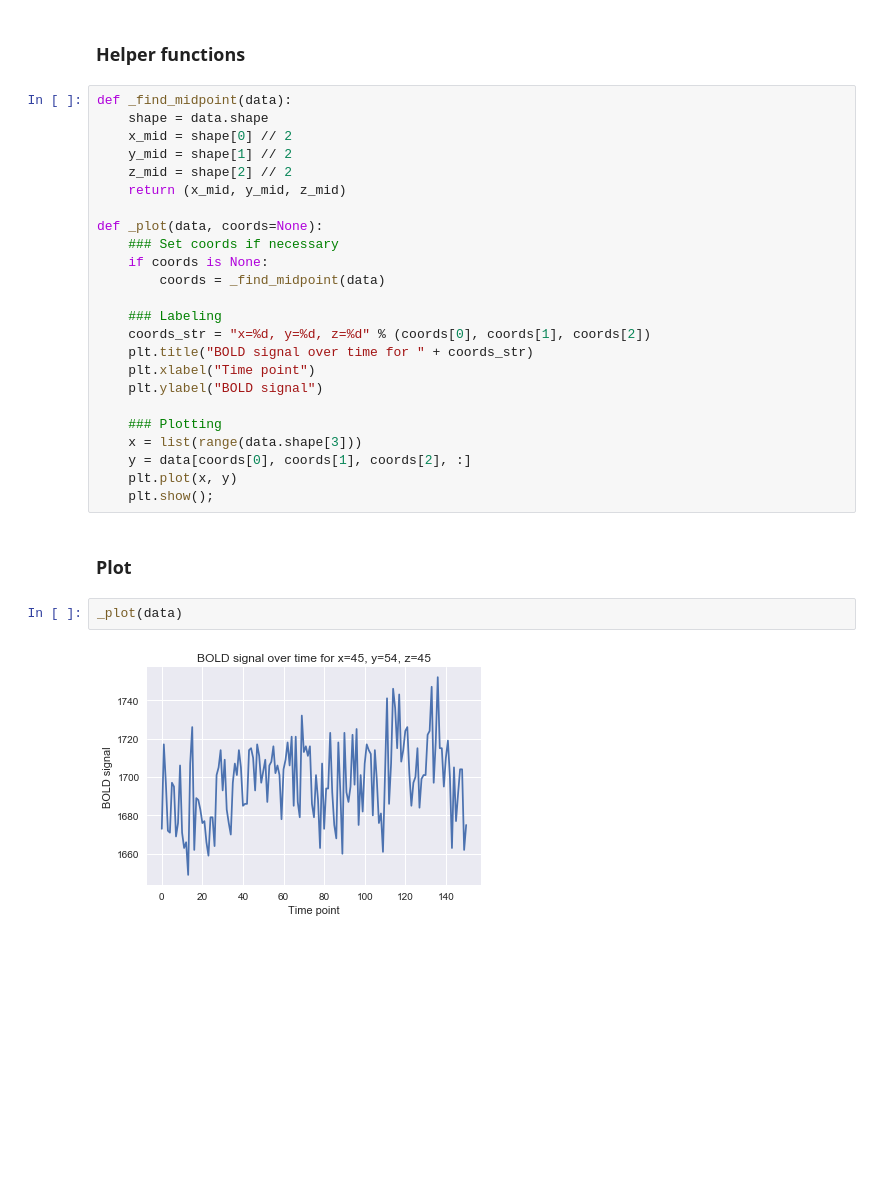
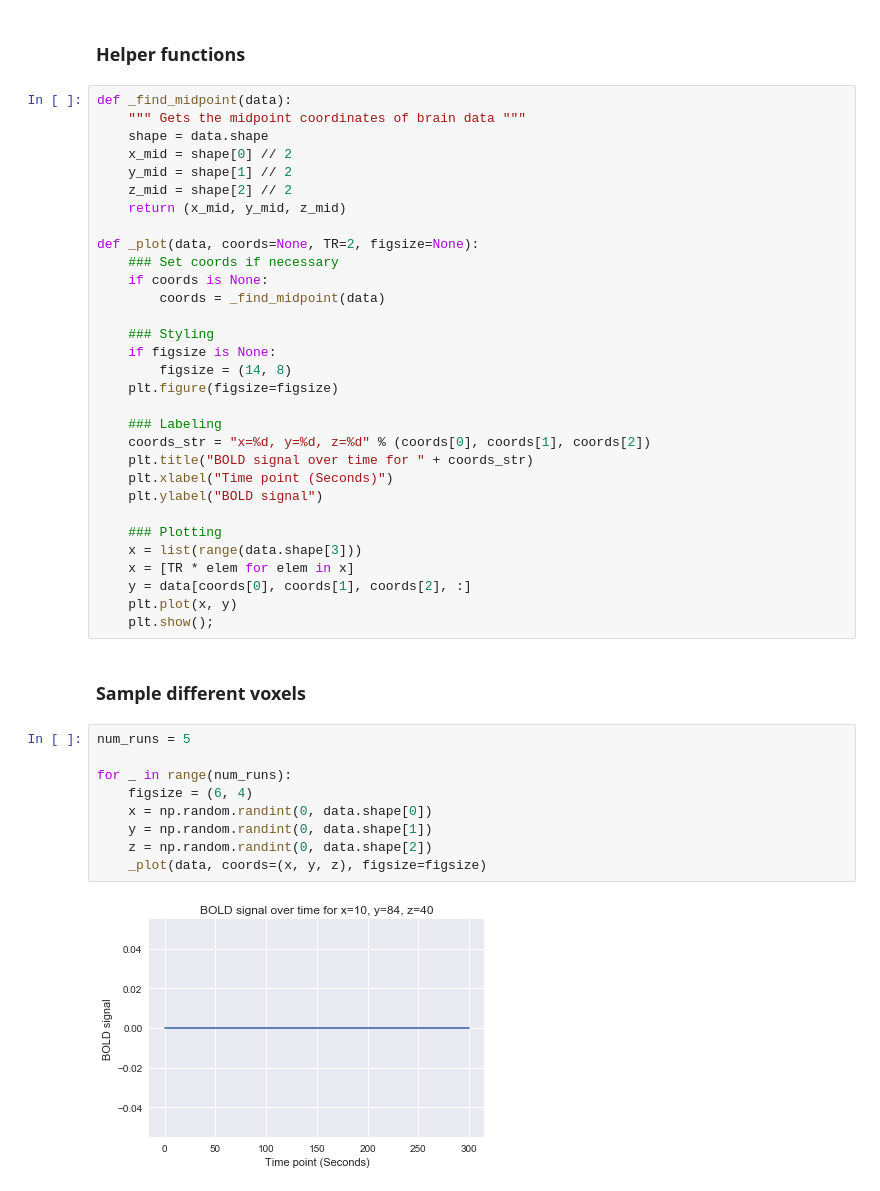
Before and after one commit to pstetz/slowmo, a Jupyter notebook: src/vis/voxel.ipynb, the cells around one changed output. Drawn from its saved outputs; the diff is of its cells as text; blank space fills up the shorter version.

```diff
--- a/src/vis/voxel.ipynb
+++ b/src/vis/voxel.ipynb
@@ -27,31 +27,45 @@ data = image.get_data()
 ### Helper functions
 # %%
 def _find_midpoint(data):
+    """ Gets the midpoint coordinates of brain data """
     shape = data.shape
     x_mid = shape[0] // 2
     y_mid = shape[1] // 2
     z_mid = shape[2] // 2
     return (x_mid, y_mid, z_mid)
 
-def _plot(data, coords=None):
+def _plot(data, coords=None, TR=2, figsize=None):
     ### Set coords if necessary
     if coords is None:
         coords = _find_midpoint(data)
 
+    ### Styling
+    if figsize is None:
+        figsize = (14, 8)
+    plt.figure(figsize=figsize)
+
     ### Labeling
     coords_str = "x=%d, y=%d, z=%d" % (coords[0], coords[1], coords[2])
     plt.title("BOLD signal over time for " + coords_str)
-    plt.xlabel("Time point")
+    plt.xlabel("Time point (Seconds)")
     plt.ylabel("BOLD signal")
 
     ### Plotting
     x = list(range(data.shape[3]))
+    x = [TR * elem for elem in x]
     y = data[coords[0], coords[1], coords[2], :]
     plt.plot(x, y)
     plt.show();
-# %% [markdown]
-### Plot
-# %%
-_plot(data)
-# %% [output]
-[figure, removed]
+# %% [markdown]
+### Sample different voxels
+# %%
+num_runs = 5
+
+for _ in range(num_runs):
+    figsize = (6, 4)
+    x = np.random.randint(0, data.shape[0])
+    y = np.random.randint(0, data.shape[1])
+    z = np.random.randint(0, data.shape[2])
+    _plot(data, coords=(x, y, z), figsize=figsize)
+# %% [output]
+[figure, added]
```
Also changed, not shown: parts of 2 cells of this notebook, 1 other file.
